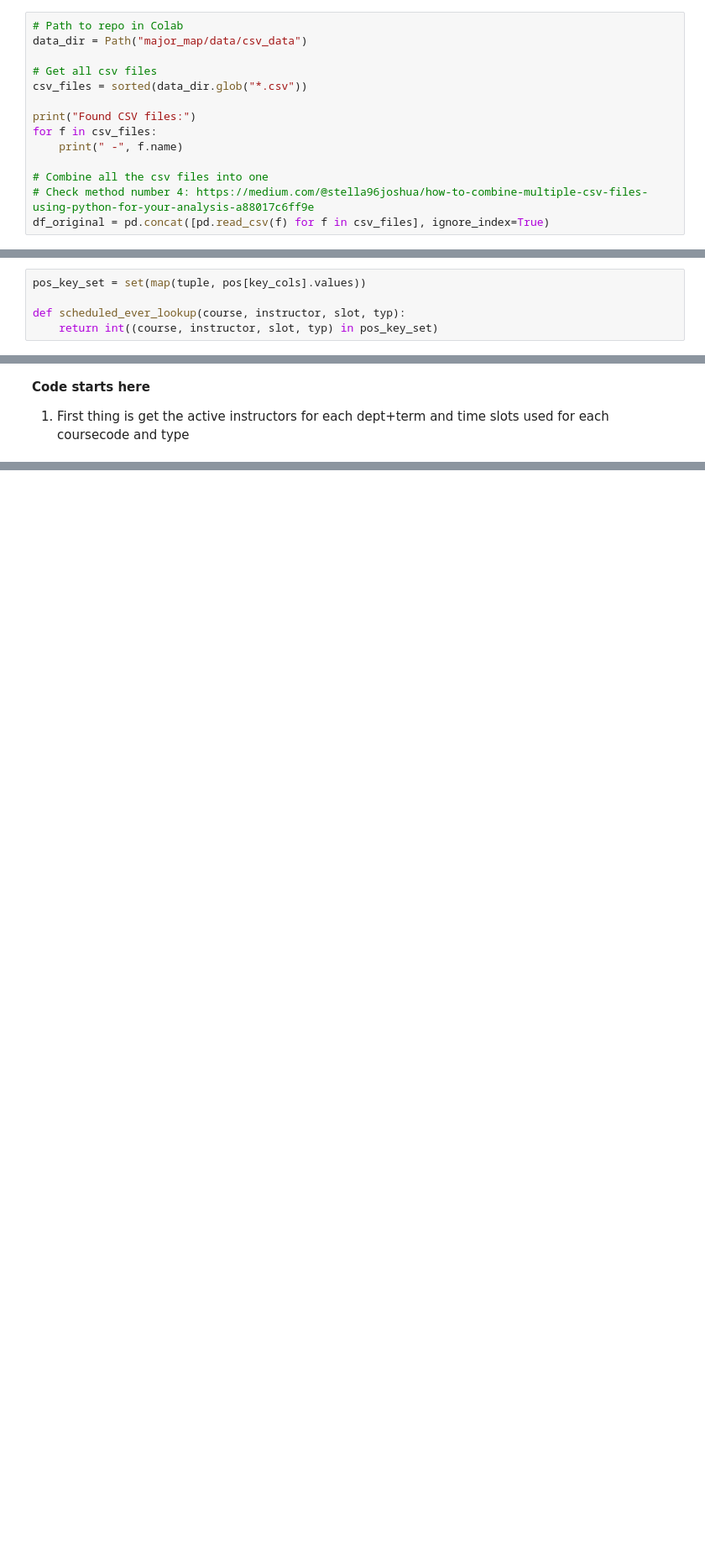
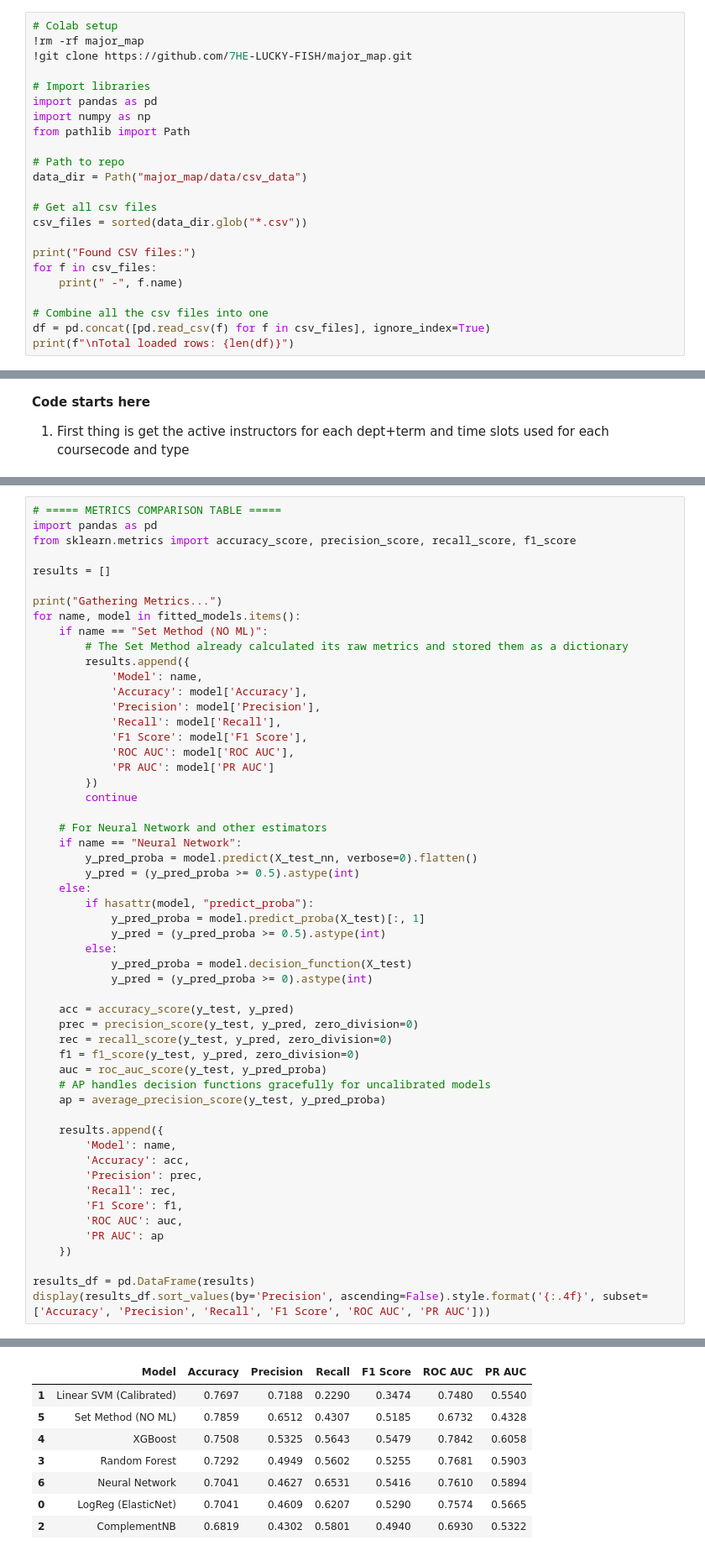
Before and after one commit to 7HE-LUCKY-FISH/major_map, a Jupyter notebook: notebooks/anthony_notebooks/Anthony_Notebook_Hoang_FeatureEngineering.ipynb, the cells around one changed output, grey strips where cells are left out. Shown at 84% size. Cells and saved outputs as stored; diff of their text form; blank space fills up the shorter version.

```diff
--- a/notebooks/anthony_notebooks/Anthony_Notebook_Hoang_FeatureEngineering.ipynb
+++ b/notebooks/anthony_notebooks/Anthony_Notebook_Hoang_FeatureEngineering.ipynb
@@ -26,5 +5,14 @@ from pathlib import Path
 # %%
-# Path to repo in Colab
+# Colab setup
+!rm -rf major_map
+!git clone https://github.com/7HE-LUCKY-FISH/major_map.git
+
+# Import libraries
+import pandas as pd
+import numpy as np
+from pathlib import Path
+
+# Path to repo
 data_dir = Path("major_map/data/csv_data")
 
 # Get all csv files
@@ -35,6 +23,6 @@ for f in csv_files:
     print(" -", f.name)
 
 # Combine all the csv files into one
-# Check method number 4: https://medium.com/@stella96joshua/how-to-combine-multiple-csv-files-using-python-for-your-analysis-a88017c6ff9e
-df_original = pd.concat([pd.read_csv(f) for f in csv_files], ignore_index=True)
+df = pd.concat([pd.read_csv(f) for f in csv_files], ignore_index=True)
+print(f"\nTotal loaded rows: {len(df)}")
 # %% [output]
@@ -788,8 +398,3 @@ weighted avg      0.674     0.657     0.664      1937
-# %%
-pos_key_set = set(map(tuple, pos[key_cols].values))
-
-def scheduled_ever_lookup(course, instructor, slot, typ):
-    return int((course, instructor, slot, typ) in pos_key_set)
 # %% [markdown]
 # TERM INCLUDED MODEL
 History features added that are built from prior term information
@@ -1718,0 +1011,55 @@ Linear SVM (Calibrated) 0.752466 0.578212   0.748677 0.234855  0.357549
+# %%
+# ===== METRICS COMPARISON TABLE =====
+import pandas as pd
+from sklearn.metrics import accuracy_score, precision_score, recall_score, f1_score
+
+results = []
+
+print("Gathering Metrics...")
+for name, model in fitted_models.items():
+    if name == "Set Method (NO ML)":
+        # The Set Method already calculated its raw metrics and stored them as a dictionary
+        results.append({
+            'Model': name,
+            'Accuracy': model['Accuracy'],
+            'Precision': model['Precision'],
+            'Recall': model['Recall'],
+            'F1 Score': model['F1 Score'],
+            'ROC AUC': model['ROC AUC'],
+            'PR AUC': model['PR AUC']
+        })
+        continue
+
+    # For Neural Network and other estimators
+    if name == "Neural Network":
+        y_pred_proba = model.predict(X_test_nn, verbose=0).flatten()
+        y_pred = (y_pred_proba >= 0.5).astype(int)
+    else:
+        if hasattr(model, "predict_proba"):
+            y_pred_proba = model.predict_proba(X_test)[:, 1]
+            y_pred = (y_pred_proba >= 0.5).astype(int)
+        else:
+            y_pred_proba = model.decision_function(X_test)
+            y_pred = (y_pred_proba >= 0).astype(int)
+
+    acc = accuracy_score(y_test, y_pred)
+    prec = precision_score(y_test, y_pred, zero_division=0)
+    rec = recall_score(y_test, y_pred, zero_division=0)
+    f1 = f1_score(y_test, y_pred, zero_division=0)
+    auc = roc_auc_score(y_test, y_pred_proba)
+    # AP handles decision functions gracefully for uncalibrated models
+    ap = average_precision_score(y_test, y_pred_proba)
+
+    results.append({
+        'Model': name,
+        'Accuracy': acc,
+        'Precision': prec,
+        'Recall': rec,
+        'F1 Score': f1,
+        'ROC AUC': auc,
+        'PR AUC': ap
+    })
+
+results_df = pd.DataFrame(results)
+display(results_df.sort_values(by='Precision', ascending=False).style.format('{:.4f}', subset=['Accuracy', 'Precision', 'Recall', 'F1 Score', 'ROC AUC', 'PR AUC']))
+# %% [output]
@@ -1718,0 +1067,8 @@ Linear SVM (Calibrated) 0.752466 0.578212   0.748677 0.234855  0.357549
+|  | Model | Accuracy | Precision | Recall | F1 Score | ROC AUC | PR AUC |
+| 1 | Linear SVM (Calibrated) | 0.7697 | 0.7188 | 0.2290 | 0.3474 | 0.7480 | 0.5540 |
+| 5 | Set Method (NO ML) | 0.7859 | 0.6512 | 0.4307 | 0.5185 | 0.6732 | 0.4328 |
+| 4 | XGBoost | 0.7508 | 0.5325 | 0.5643 | 0.5479 | 0.7842 | 0.6058 |
+| 3 | Random Forest | 0.7292 | 0.4949 | 0.5602 | 0.5255 | 0.7681 | 0.5903 |
+| 6 | Neural Network | 0.7041 | 0.4627 | 0.6531 | 0.5416 | 0.7610 | 0.5894 |
+| 0 | LogReg (ElasticNet) | 0.7041 | 0.4609 | 0.6207 | 0.5290 | 0.7574 | 0.5665 |
+| 2 | ComplementNB | 0.6819 | 0.4302 | 0.5801 | 0.4940 | 0.6930 | 0.5322 |
```
Also changed, not shown: parts of 75 cells of this notebook.
